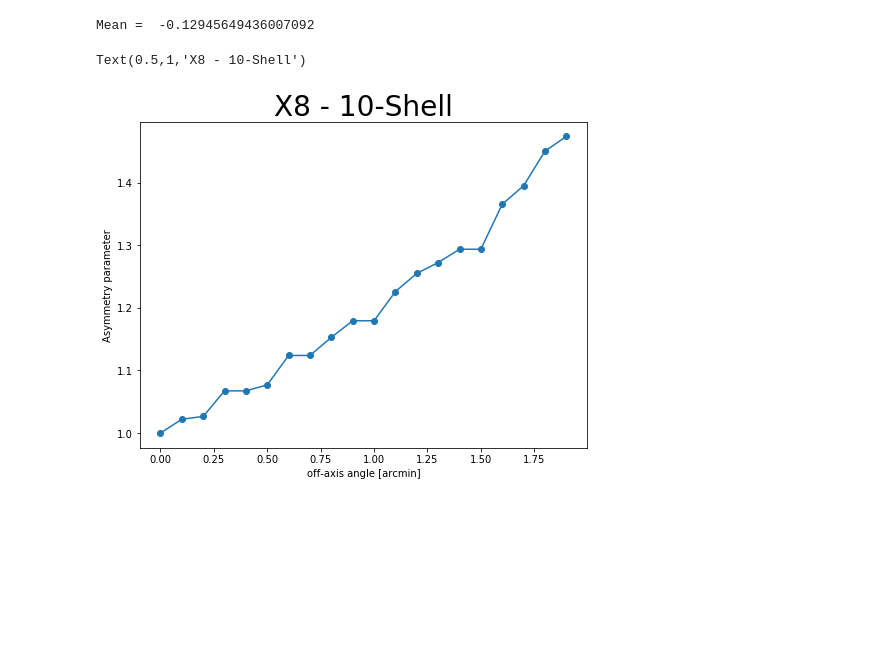
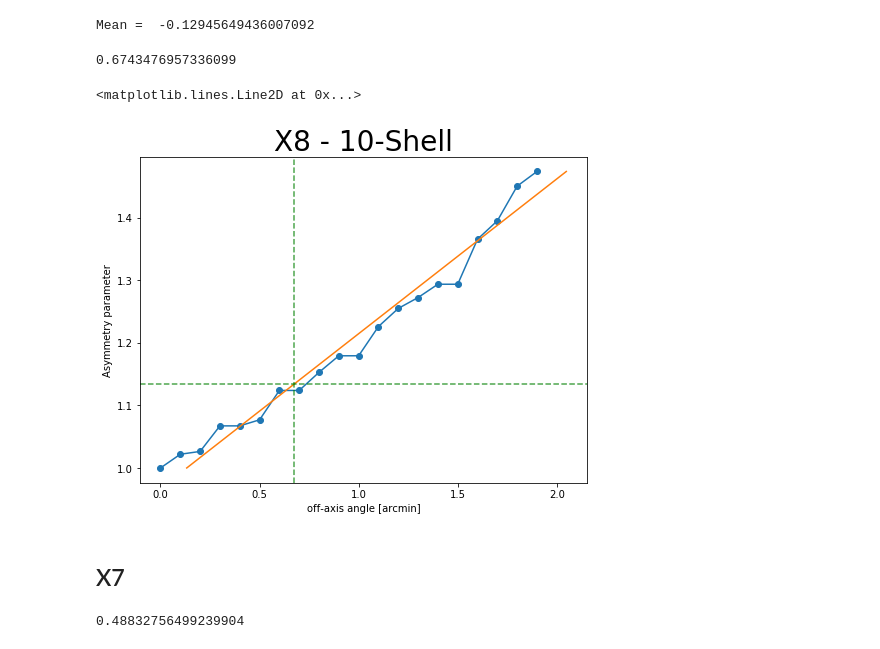
Before and after one commit to pymilo/Milo_RayTracing, a Jupyter notebook: Laser_Alignment/X8/X8-Sim_Plots.ipynb, the cells around one changed output. Cells and saved outputs as stored; diff of their text form; code cells hidden in the pictures; blank space fills up the shorter version.

Commit message:
including regression for all the simulations

```diff
--- a/Laser_Alignment/X8/X8-Sim_Plots.ipynb
+++ b/Laser_Alignment/X8/X8-Sim_Plots.ipynb
@@ -1634,12 +1634,31 @@ V7 = np.array([A00V7,A01V7,A02V7,A03V7,A04V7,A05V7,A06V7,A07V7,A08V7,A09V7,A10V7
 param = ((V7+V6)-(V5+V4))/((V3+V2)-(V1+V0))
 param1 = (V6-V5)/(V2-V1)
 param2 = (V7-V5)/(V2-V0)
+# %%
+X8param = 1.134
+# Linear regression
+p = np.poly1d(np.polyfit(param, offaxisAngles, 1))
+p(X8param)
+# %% [output]
+0.6743476957336099
 # %%
 plt.figure(figsize=(8,6))
 plt.plot(offaxisAngles,param,'o-')
+plt.plot(p(param),param)
 plt.xlabel('off-axis angle [arcmin]')
 plt.ylabel('Asymmetry parameter')
 plt.title('X8 - 10-Shell',fontsize='28')
+plt.axhline(X8param,color='g',linestyle='dashed',alpha=0.7)
+plt.axvline(p(X8param),color='g',linestyle='dashed',alpha=0.7)
 # %% [output]
-Text(0.5,1,'X8 - 10-Shell')
+<matplotlib.lines.Line2D at 0x...>
-[figure, old version]
+[figure, new version]
+# %% [markdown]
+## X7
+# %%
+X7param = 1.088
+# Linear regression
+p = np.poly1d(np.polyfit(param, offaxisAngles, 1))
+p(X7param)
+# %% [output]
+0.48832756499239904
```
Also changed, not shown: parts of 2 cells of this notebook, 3 other files.
